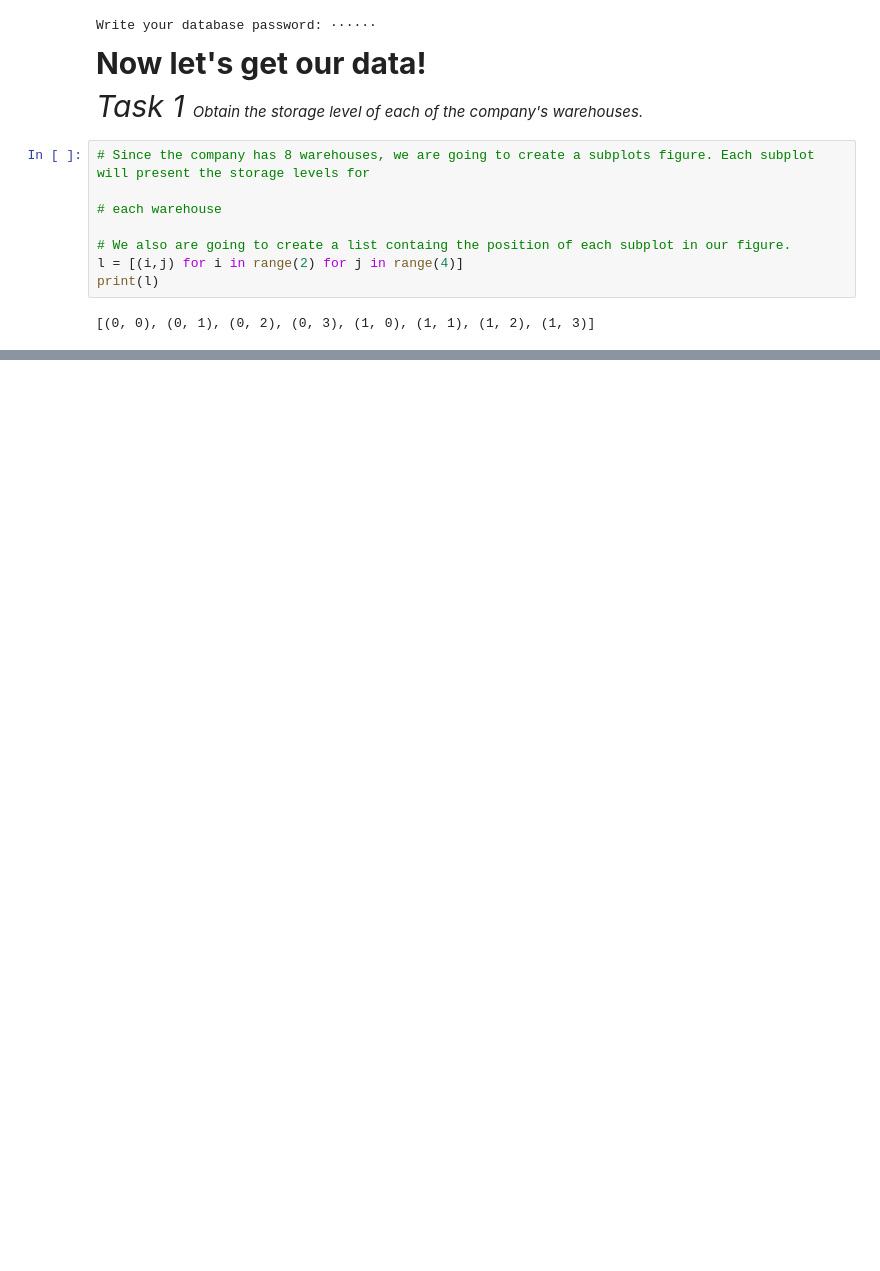
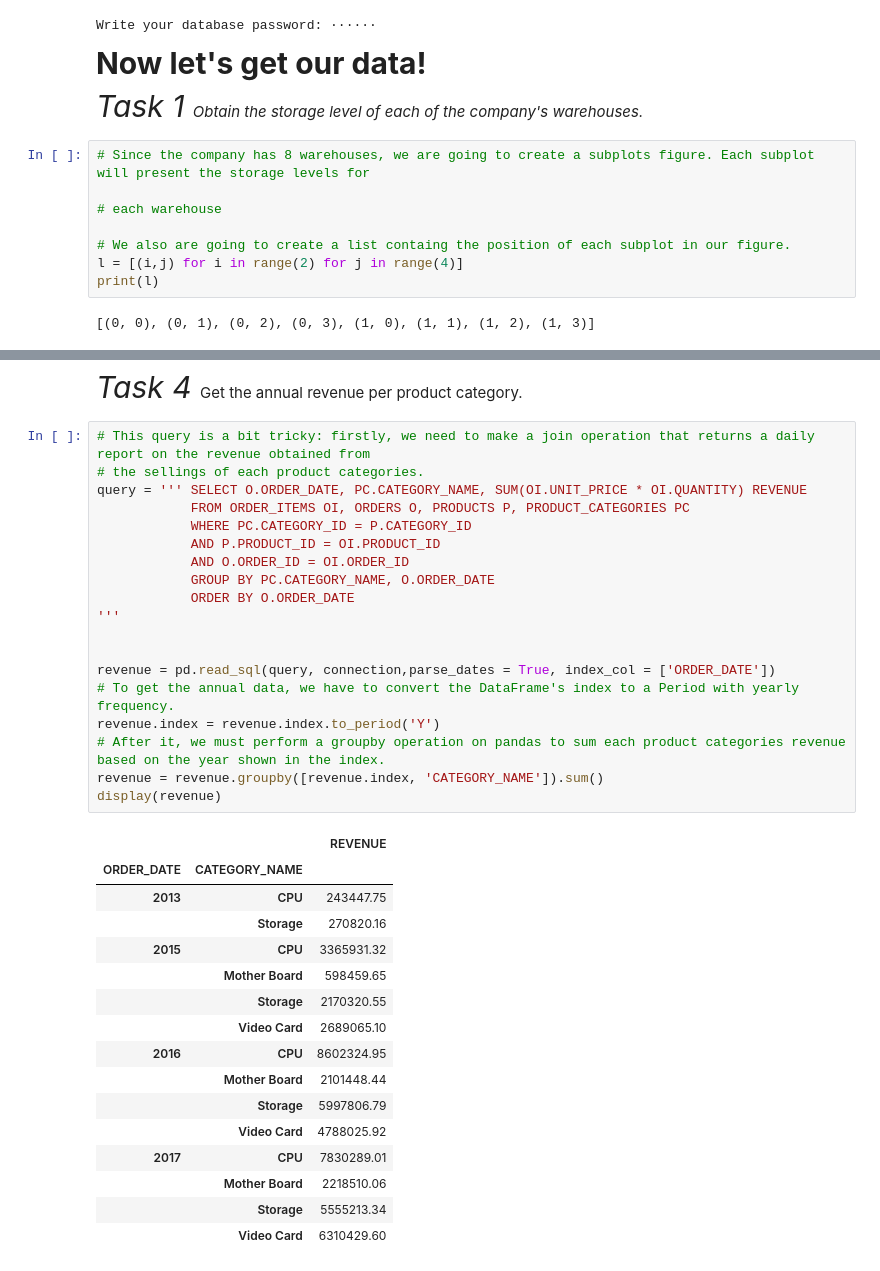
Before and after one commit to felipesveiga/Oracle-1, a Jupyter notebook: python_cx_oracle.ipynb, the cells around one changed output, grey strips where cells are left out. Drawn from its saved outputs; the diff is of its cells as text; blank space fills up the shorter version.

```diff
--- a/python_cx_oracle.ipynb
+++ b/python_cx_oracle.ipynb
@@ -75,0 +136,38 @@ fig.show()
+# %% [markdown]
+<p style = 'font-size:30px'> <em> Task 4</em> <span style = 'font-size:15px'>Get the annual revenue per product category. </span> </p>
+# %%
+# This query is a bit tricky: firstly, we need to make a join operation that returns a daily report on the revenue obtained from
+# the sellings of each product categories.
+query = ''' SELECT O.ORDER_DATE, PC.CATEGORY_NAME, SUM(OI.UNIT_PRICE * OI.QUANTITY) REVENUE
+            FROM ORDER_ITEMS OI, ORDERS O, PRODUCTS P, PRODUCT_CATEGORIES PC
+            WHERE PC.CATEGORY_ID = P.CATEGORY_ID
+            AND P.PRODUCT_ID = OI.PRODUCT_ID
+            AND O.ORDER_ID = OI.ORDER_ID
+            GROUP BY PC.CATEGORY_NAME, O.ORDER_DATE
+            ORDER BY O.ORDER_DATE
+'''
+
+
+revenue = pd.read_sql(query, connection,parse_dates = True, index_col = ['ORDER_DATE'])
+# To get the annual data, we have to convert the DataFrame's index to a Period with yearly frequency.
+revenue.index = revenue.index.to_period('Y')
+# After it, we must perform a groupby operation on pandas to sum each product categories revenue based on the year shown in the index.
+revenue = revenue.groupby([revenue.index, 'CATEGORY_NAME']).sum()
+display(revenue)
+# %% [output]
+|  |  | REVENUE |
+| ORDER_DATE | CATEGORY_NAME |  |
+| 2013 | CPU | 243447.75 |
+|  | Storage | 270820.16 |
+| 2015 | CPU | 3365931.32 |
+|  | Mother Board | 598459.65 |
+|  | Storage | 2170320.55 |
+|  | Video Card | 2689065.10 |
+| 2016 | CPU | 8602324.95 |
+|  | Mother Board | 2101448.44 |
+|  | Storage | 5997806.79 |
+|  | Video Card | 4788025.92 |
+| 2017 | CPU | 7830289.01 |
+|  | Mother Board | 2218510.06 |
+|  | Storage | 5555213.34 |
+|  | Video Card | 6310429.60 |
```
Also changed, not shown: parts of 8 cells of this notebook, 2 other files.
